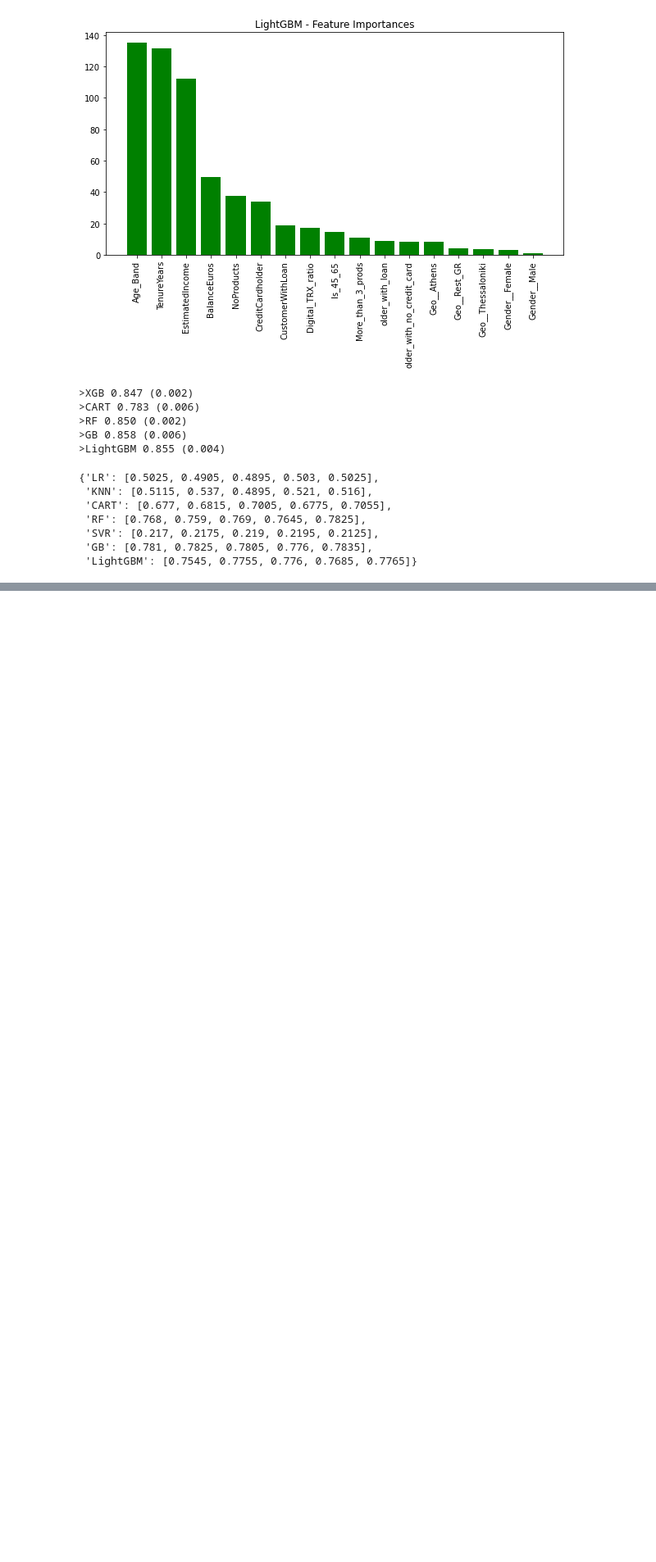
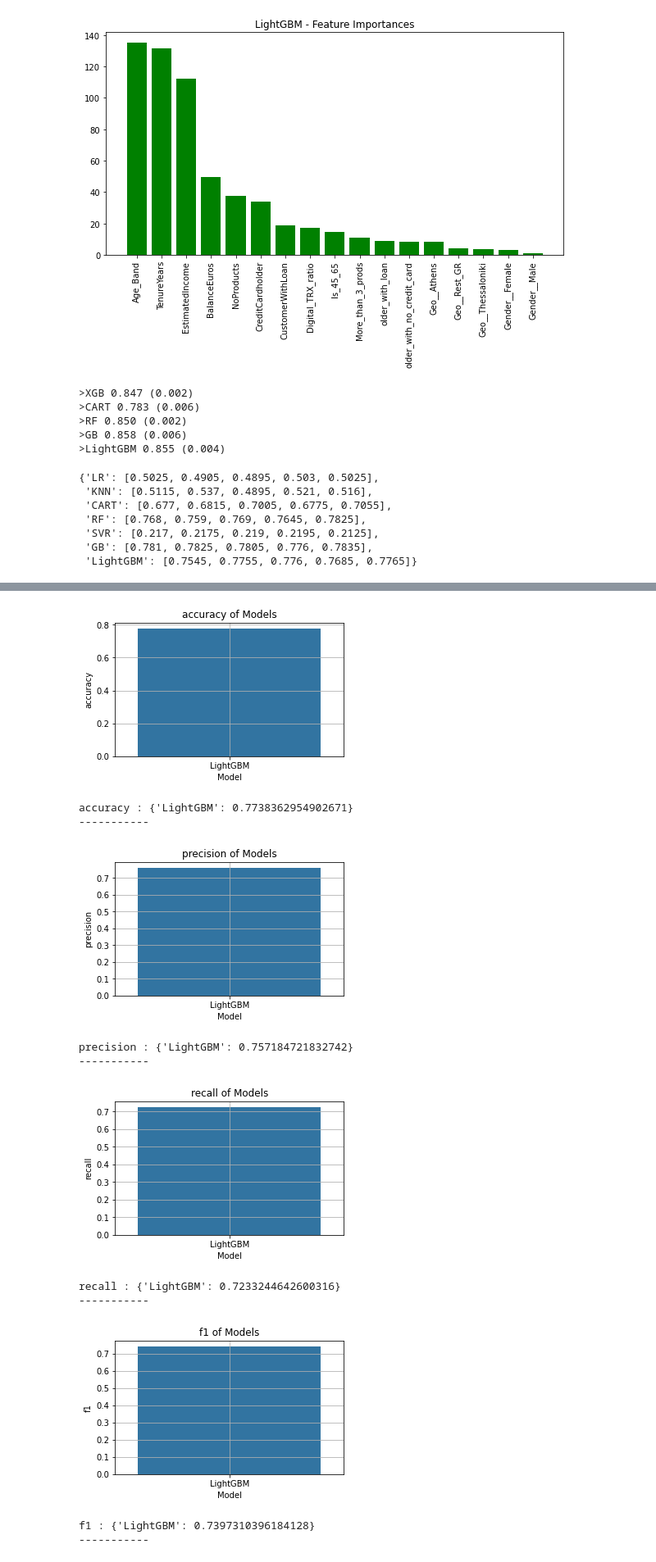
Before and after one commit to nikosofias/Bank_Churn_Prediction_SDS, a Jupyter notebook: Modeling.ipynb, the cells around one changed output, grey strips where cells are left out. Shown at 82% size. Cells and saved outputs as stored; diff of their text form; code cells hidden in the pictures; blank space fills up the shorter version.

```diff
--- a/Modeling.ipynb
+++ b/Modeling.ipynb
@@ -1056,0 +1283,25 @@ results
+# %%
+# barplot for accuracy
+for metric,name in zip([accuracy, precision, recall, f1, roc_auc],['accuracy', 'precision', 'recall', 'f1', 'roc_auc']):
+    plt.figure(figsize=(5,3))
+    plt.title(f"{name} of Models")
+    plt.xlabel("Model")
+    plt.ylabel(f"{name}")
+    sns.barplot(x=list(metric.keys()), y=list(metric.values()))
+    plt.grid()
+    plt.show()
+    print(f'{name} : {metric}')
+    print('-----------')
+# %% [output]
+[figure, added]
+accuracy : {'LightGBM': 0.7738362954902671}
+-----------
+[figure, added]
+precision : {'LightGBM': 0.757184721832742}
+-----------
+[figure, added]
+recall : {'LightGBM': 0.7233244642600316}
+-----------
+[figure, added]
+f1 : {'LightGBM': 0.7397310396184128}
+-----------
```
Also changed, not shown: parts of 13 cells of this notebook, 1 other file.
